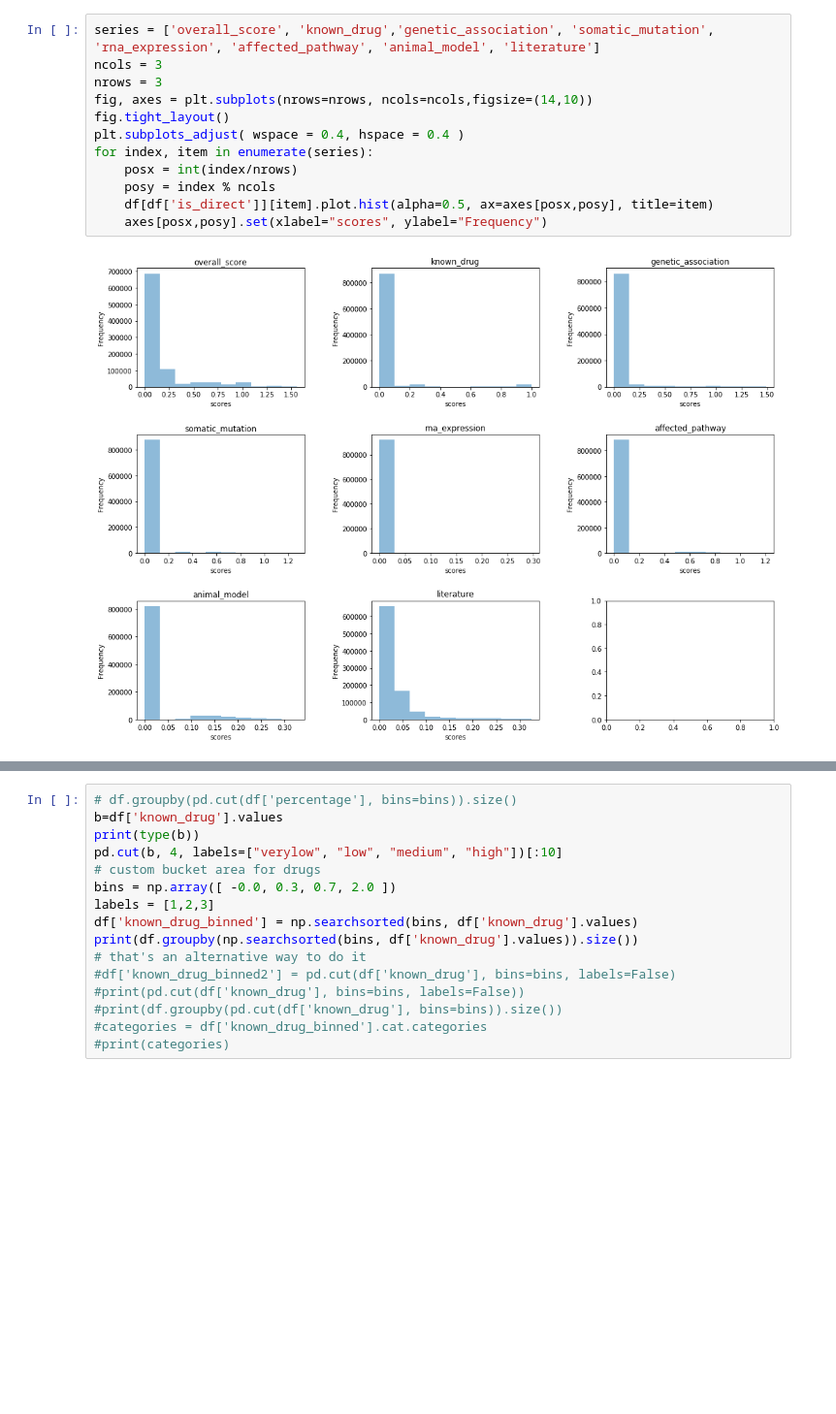
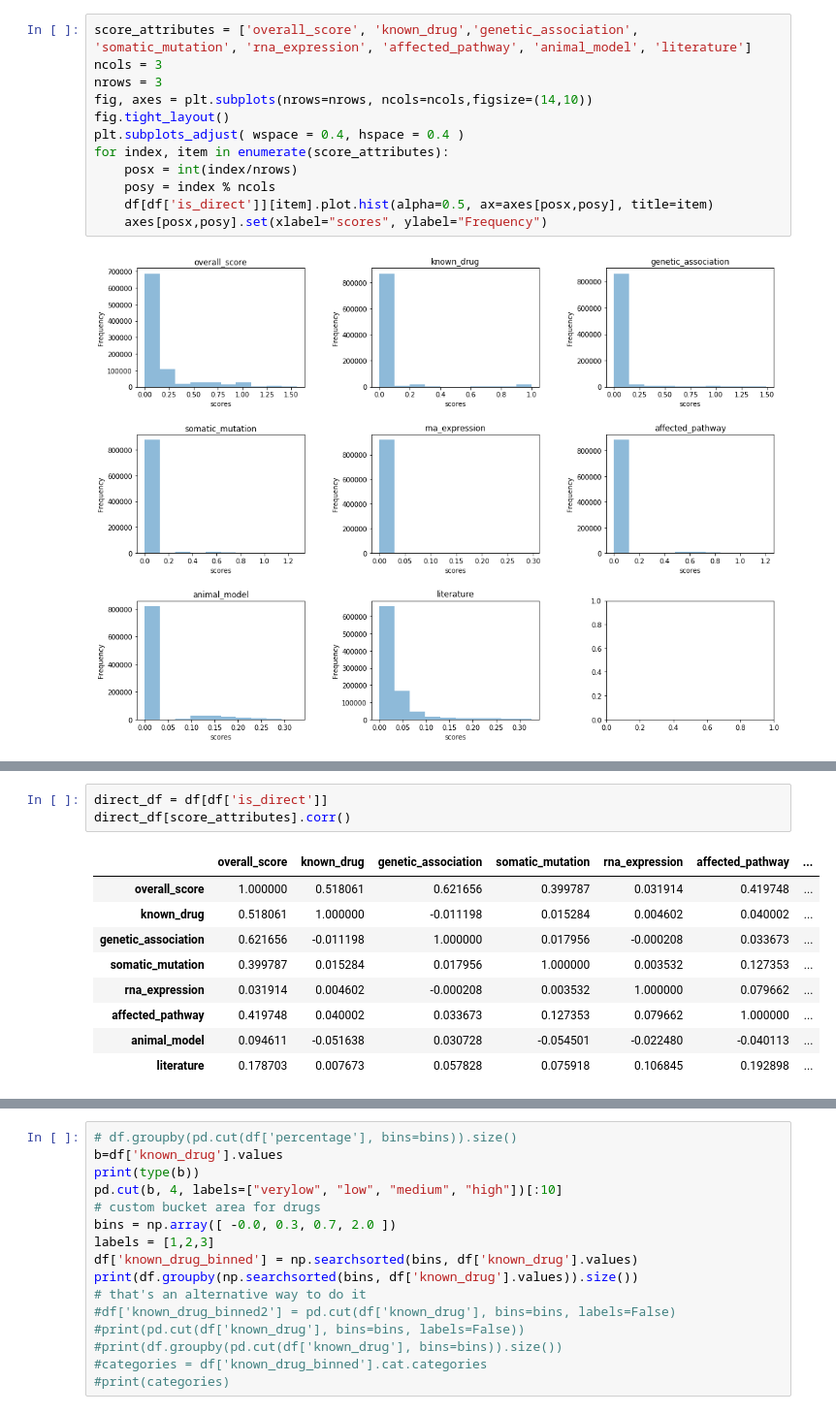
Before and after one commit to opentargets-archive/biodatawest_hackathon, a Jupyter notebook: python/notebooks/Random Forest Classifier Example.ipynb, the cells around one changed output, grey strips where cells are left out. Shown at 97% size. Drawn from its saved outputs; the diff is of its cells as text; blank space fills up the shorter version.

```diff
--- a/python/notebooks/Random Forest Classifier Example.ipynb
+++ b/python/notebooks/Random Forest Classifier Example.ipynb
@@ -112,13 +143,13 @@ for index, item in enumerate(series):
 ### For direct associations only
 This second treillis shows only the distribution of scores for direct associations
 # %%
-series = ['overall_score', 'known_drug','genetic_association', 'somatic_mutation', 'rna_expression', 'affected_pathway', 'animal_model', 'literature']
+score_attributes = ['overall_score', 'known_drug','genetic_association', 'somatic_mutation', 'rna_expression', 'affected_pathway', 'animal_model', 'literature']
 ncols = 3
 nrows = 3
 fig, axes = plt.subplots(nrows=nrows, ncols=ncols,figsize=(14,10))
 fig.tight_layout()
 plt.subplots_adjust( wspace = 0.4, hspace = 0.4 )
-for index, item in enumerate(series):
+for index, item in enumerate(score_attributes):
     posx = int(index/nrows)
     posy = index % ncols
     df[df['is_direct']][item].plot.hist(alpha=0.5, ax=axes[posx,posy], title=item)
@@ -129,0 +164,13 @@ for index, item in enumerate(series):
+# %%
+direct_df = df[df['is_direct']]
+direct_df[score_attributes].corr()
+# %% [output]
+|  | overall_score | known_drug | genetic_association | somatic_mutation | rna_expression | affected_pathway | ... |
+| overall_score | 1.000000 | 0.518061 | 0.621656 | 0.399787 | 0.031914 | 0.419748 | ... |
+| known_drug | 0.518061 | 1.000000 | -0.011198 | 0.015284 | 0.004602 | 0.040002 | ... |
+| genetic_association | 0.621656 | -0.011198 | 1.000000 | 0.017956 | -0.000208 | 0.033673 | ... |
+| somatic_mutation | 0.399787 | 0.015284 | 0.017956 | 1.000000 | 0.003532 | 0.127353 | ... |
+| rna_expression | 0.031914 | 0.004602 | -0.000208 | 0.003532 | 1.000000 | 0.079662 | ... |
+| affected_pathway | 0.419748 | 0.040002 | 0.033673 | 0.127353 | 0.079662 | 1.000000 | ... |
+| animal_model | 0.094611 | -0.051638 | 0.030728 | -0.054501 | -0.022480 | -0.040113 | ... |
+| literature | 0.178703 | 0.007673 | 0.057828 | 0.075918 | 0.106845 | 0.192898 | ... |
```
Also changed, not shown: parts of 28 cells of this notebook.
